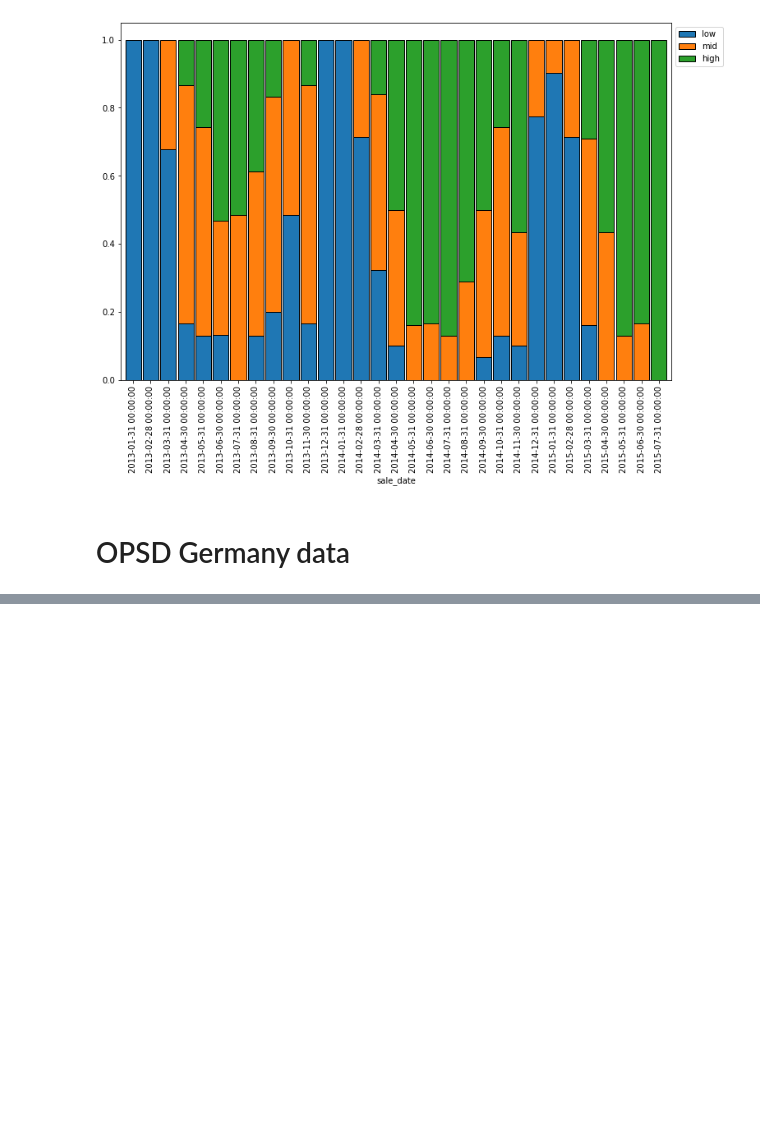
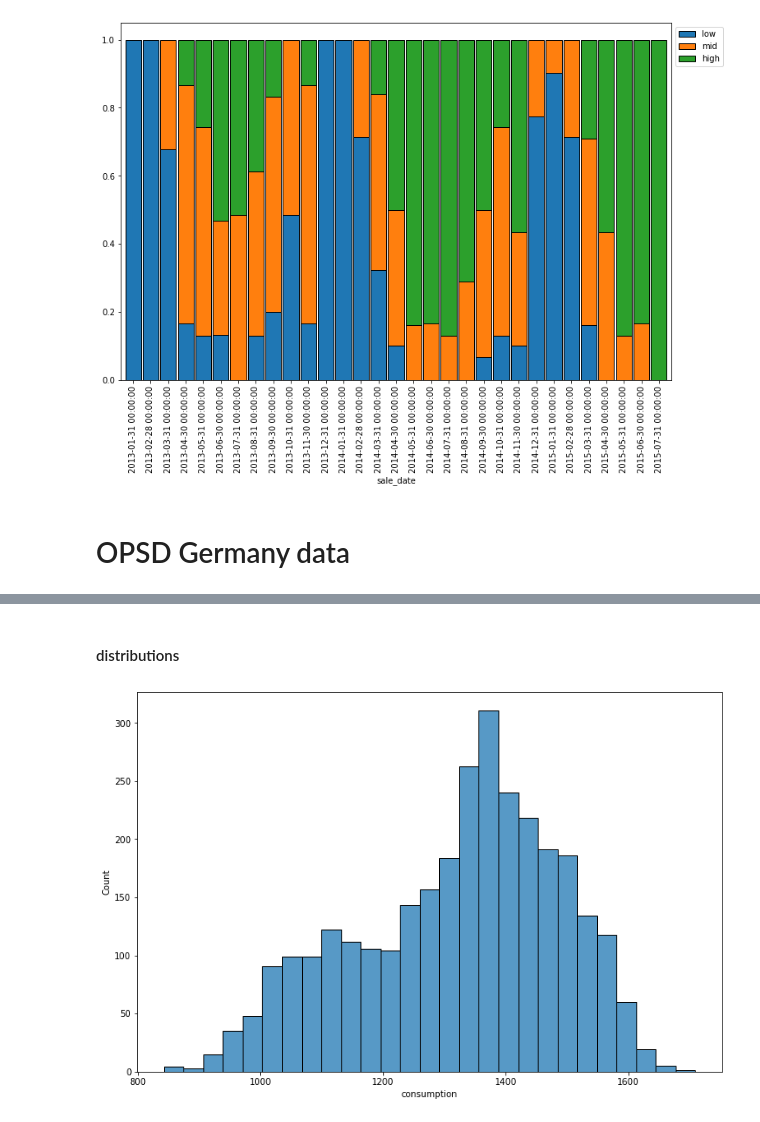
Before and after one commit to bensmith07/time-series-exercises, a Jupyter notebook: explore_notebook.ipynb, the cells around one changed output, grey strips where cells are left out. Drawn from its saved outputs; the diff is of its cells as text; code cells hidden in the pictures; blank space fills up the shorter version.

```diff
--- a/explore_notebook.ipynb
+++ b/explore_notebook.ipynb
@@ -250,0 +265,8 @@ df = acquire.opsd_germany_data
+# %% [markdown]
+#### distributions
+# %%
+plt.figure(figsize=(12,8))
+sns.histplot(train[target])
+None
+# %% [output]
+[figure, added]
```
Also changed, not shown: parts of 31 cells of this notebook.
